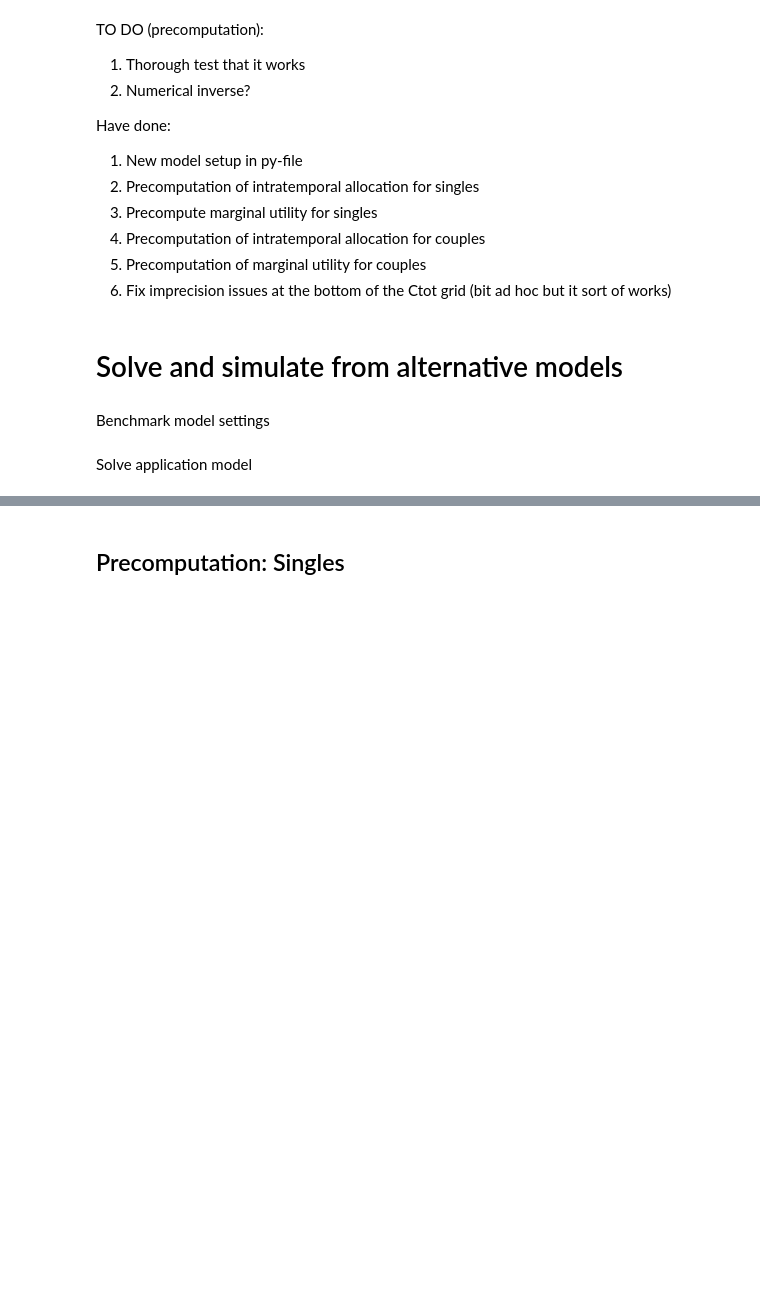
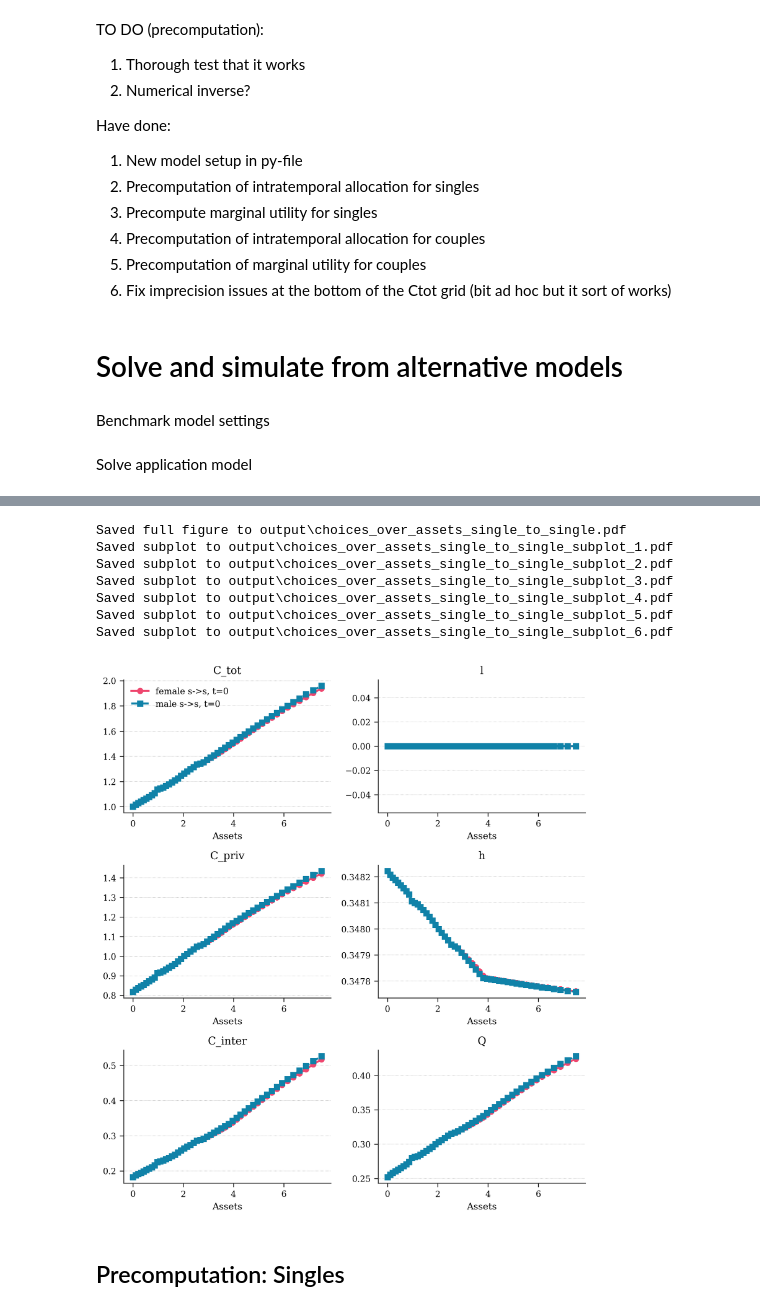
Before and after one commit to ThomasHJorgensen/FastBargaining, a Jupyter notebook: Application/01. Application Test.ipynb, the cells around one changed output, grey strips where cells are left out. Cells and saved outputs as stored; diff of their text form; code cells hidden in the pictures; blank space fills up the shorter version.

```diff
--- a/Application/01. Application Test.ipynb
+++ b/Application/01. Application Test.ipynb
@@ -64,3 +88,17 @@ Wall time: 1.98 s
+# %%
+fig, ax = fm.create_figure(3,2,6)
+plot_choices_over_assets_female_single_to_single(ax, model, t)
+plot_choices_over_assets_male_single_to_single(ax, model, t)
+fm.save_figure(filename="choices_over_assets_single_to_single")
+# %% [output]
+Saved full figure to output\choices_over_assets_single_to_single.pdf
+Saved subplot to output\choices_over_assets_single_to_single_subplot_1.pdf
+Saved subplot to output\choices_over_assets_single_to_single_subplot_2.pdf
+Saved subplot to output\choices_over_assets_single_to_single_subplot_3.pdf
+Saved subplot to output\choices_over_assets_single_to_single_subplot_4.pdf
+Saved subplot to output\choices_over_assets_single_to_single_subplot_5.pdf
+Saved subplot to output\choices_over_assets_single_to_single_subplot_6.pdf
+[figure, added]
 # %% [markdown]
 ## Precomputation: Singles
 # %%
```
Also changed, not shown: parts of 7 cells of this notebook, 2 other files.
